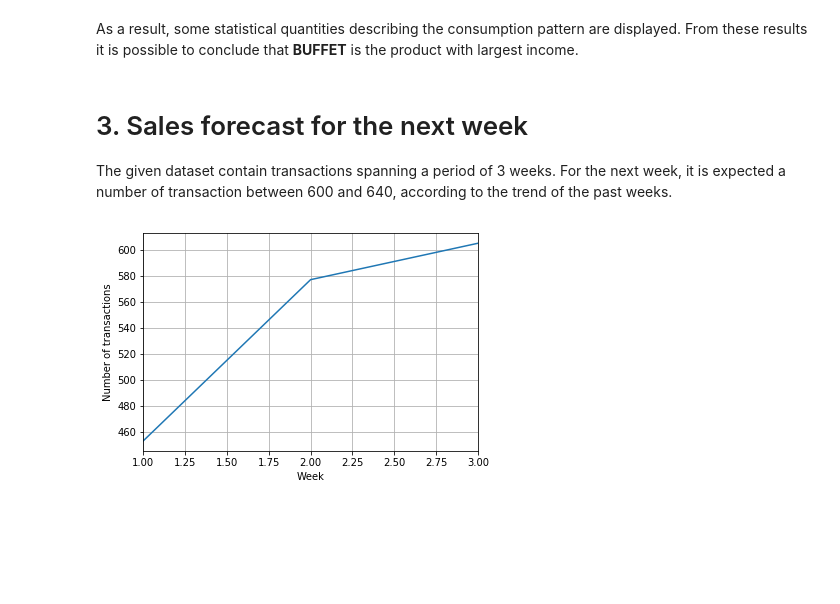
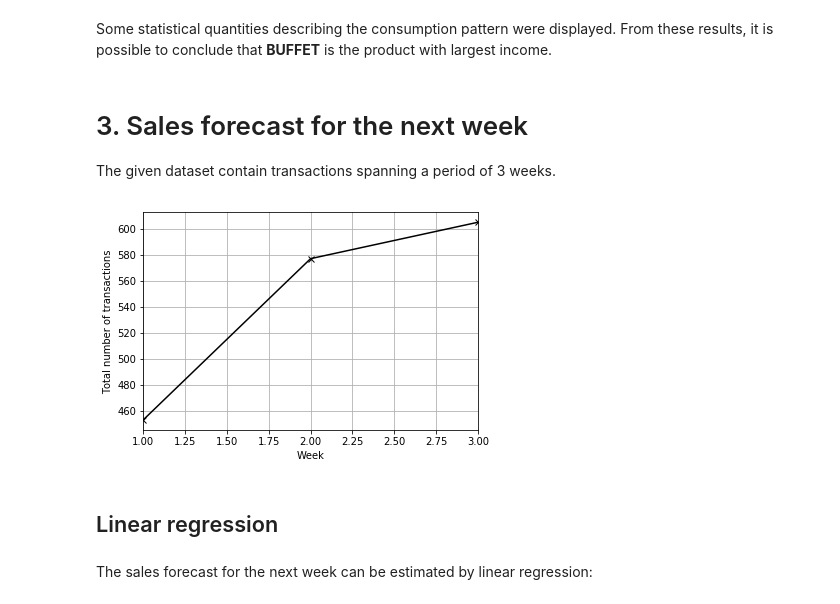
Before and after one commit to jruizvar/TOTVSLabs, a Jupyter notebook: solution.ipynb, the cells around one changed output. Cells and saved outputs as stored; diff of their text form; code cells hidden in the pictures; blank space fills up the shorter version.

```diff
--- a/solution.ipynb
+++ b/solution.ipynb
@@ -25,0 +12,3 @@ The obtained dataframe contains **1635 rows** corresponding to the total number
+# %%
+data.drop(['emit','infAdic','total','versaoDocumento'], axis=1, inplace=True)
+data.columns = ['value','items','time']
@@ -25,0 +27,8 @@ The obtained dataframe contains **1635 rows** corresponding to the total number
+# %%
+key_value = lambda items: { i['prod']['xProd']:i['prod']['vProd'] for i in items }
+data['items'] = data['items'].apply(key_value)
+# %%
+data['value'] = data['value'].apply( lambda x: x['valorTotal'] )
+# %%
+data['time'] = data['time'].apply( lambda x: x['dhEmi']['$date'] )
+data['time'] = pandas.to_datetime(data['time'])
@@ -45,6 +73,6 @@ pandas.DataFrame(the_items.tolist()).describe()
 # %% [markdown]
-As a result, some statistical quantities describing the consumption pattern are displayed. From these results it is possible to conclude that **BUFFET** is the product with largest income.
+Some statistical quantities describing the consumption pattern were displayed. From these results, it is possible to conclude that **BUFFET** is the product with largest income.
 # %% [markdown]
 # 3. Sales forecast for the next week
 
-The given dataset contain transactions spanning a period of 3 weeks. For the next week, it is expected a number of transaction between 600 and 640, according to the trend of the past weeks.
+The given dataset contain transactions spanning a period of 3 weeks.
@@ -53,11 +79,16 @@ the_time = data['ide'].map( lambda x: x['dhEmi']['$date'] )
 # %%
 import matplotlib.pyplot as plt
 %matplotlib inline
 
-t = pandas.to_datetime(the_time)
-t.groupby(t.dt.week).count().plot()
+week_data = data.groupby(data['time'].dt.week)
+
+week_data.count().plot(y='value', color='Black', marker='x', legend=False)
 plt.xlabel('Week')
-plt.ylabel('Number of transactions')
+plt.ylabel('Total number of transactions')
 plt.grid(True)
 # %% [output]
-[figure, old version]
+[figure, new version]
+# %% [markdown]
+## Linear regression
+# %% [markdown]
+The sales forecast for the next week can be estimated by linear regression:
```
Also changed, not shown: parts of 19 cells of this notebook.
